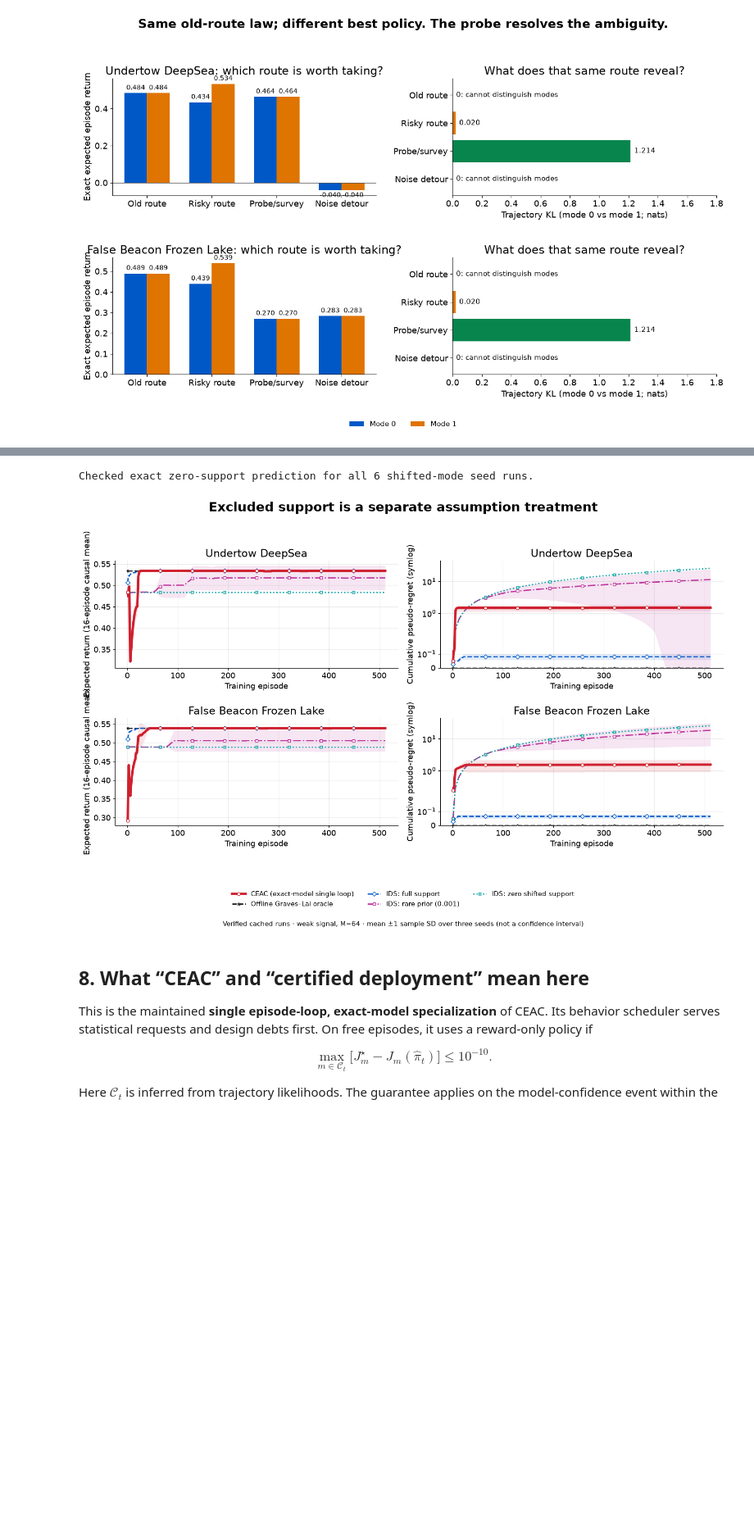
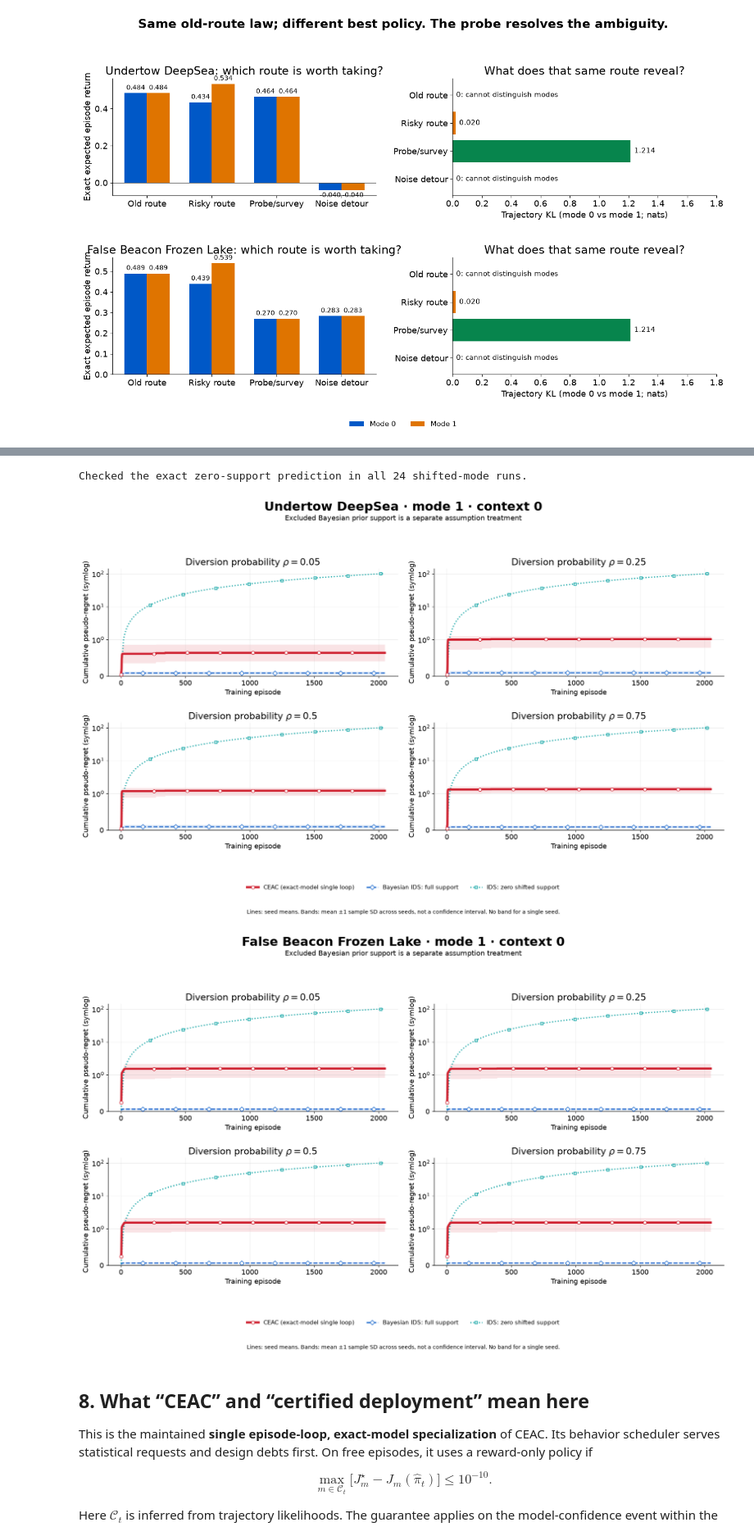
Before and after one commit to Sahire-Ellahy/Confounder-Eliminating-Actor-Critic, a Jupyter notebook: notebooks/Undertow_FalseBeacon.ipynb, the cells around one changed output, grey strips where cells are left out. Shown at 82% size. Saved outputs shown, nothing was run; the diff lists cells and outputs as text; code cells hidden in the pictures; blank space fills up the shorter version.

```diff
--- a/notebooks/Undertow_FalseBeacon.ipynb
+++ b/notebooks/Undertow_FalseBeacon.ipynb
@@ -42,9 +42,14 @@ from IPython.display import display, Image, Markdown
 from ceac.model import FiniteModel
 from ceac_walkthrough.evidence import verified_bundle
 from ceac_walkthrough.visuals import (draw_undertow, draw_false_beacon, draw_signal_laws,
-                                     draw_policy_facts, draw_learning, draw_sensitivity)
+                                     draw_policy_facts)
 
 bundle, provenance = verified_bundle(ROOT / "notebooks")
 print(f"Python {sys.version.split()[0]} | verified {provenance['source_runs']} unique source runs")
 print(f"Portable export: {provenance['curve_runs']} per-seed learning traces; no raw-cache dependency.")
+from ceac.pathology_report import (strength_groups, draw_method_overlay,
+                                   draw_strength_learning, draw_strength_diagnostics)
+groups = strength_groups(bundle["curves"])
+MODE = 1  # Set to 0 for the stationary normal-mode control; no retraining.
+print("Matched physical-strength preflight:", bundle["strength_checks"])
 # %% [output]
@@ -123,4 +137,5 @@ Policy-bank UCB, uniform policy sampling, custom model optimism, and the finite-
 # %%
-fig = draw_learning(bundle)
-plt.show()
+for kind in ("deepsea", "frozenlake"):
+    fig = draw_method_overlay(groups, kind, mode=MODE)
+    plt.show()
 # %% [output]
@@ -150,5 +164,10 @@ All three learn from observed transitions, without the old offline enriched poli
 # %%
 for kind in ("deepsea", "frozenlake"):
-    fig = draw_sensitivity(bundle, kind, mode=0)
+    fig = draw_strength_learning(groups, kind, mode=MODE)
     plt.show()
+
+# Subtract the mildest-strength curve within each seed before computing SD.
+for kind in ("deepsea", "frozenlake"):
+    fig = draw_strength_learning(groups, kind, mode=MODE, incremental=True)
+    plt.show()
 # %% [output]
@@ -156,0 +184,13 @@ for kind in ("deepsea", "frozenlake"):
+# %%
+for kind in ("deepsea", "frozenlake"):
+    fig = draw_strength_diagnostics(bundle["pathology_statistics"], kind, mode=MODE)
+    plt.show()
+for method in ("ucb_q", "pomd", "idac", "ids", "ceac"):
+    rows = [r for r in bundle["pathology_statistics"]
+            if r["mode"] == MODE and r["rho"] == .75 and r["method"] == method]
+    for kind in ("deepsea", "frozenlake"):
+        subset = [r for r in rows if r["environment"] == kind]
+        delta = np.array([r["added_regret"] for r in subset])
+        flags = sorted({f for r in subset for f in r["diagnostic_flags"]})
+        print(kind, method, "strong-minus-mild regret:",
+              f"{delta.mean():.3f} ± {delta.std(ddof=1):.3f} SD;", flags or ["no flagged gap"])
@@ -167,17 +220,21 @@ The old route is subjectively optimal and supplies no evidence against the suppo
 # %%
 excluded = [r for r in bundle["curves"] if r["result"]["method"] == "ids_zero"
-            and r["result"]["true_mode"] == 1 and r["result"]["benchmark"] == "weak_signal_m64"]
+            and r["result"]["true_mode"] == 1]
+assert excluded
 for run in excluded:
     posterior = [m["diagnostics"]["posterior"][1] for m in run["metrics"]]
     np.testing.assert_array_equal(posterior, 0)
+    T = run["result"]["episodes"]
     np.testing.assert_allclose([m["cumulative_pseudo_regret"] for m in run["metrics"]],
-                               .05 * np.arange(1, 513), atol=1e-8, rtol=0)
-print(f"Checked exact zero-support prediction for all {len(excluded)} shifted-mode seed runs.")
-fig = draw_learning(bundle, prior=True)
-plt.show()
+                               .05 * np.arange(1, T+1), atol=1e-8, rtol=0)
+print(f"Checked the exact zero-support prediction in all {len(excluded)} shifted-mode runs.")
+for kind in ("deepsea", "frozenlake"):
+    fig = draw_method_overlay(groups, kind, mode=1, prior=True)
+    plt.show()
 # %% [output]
-Checked exact zero-support prediction for all 6 shifted-mode seed runs.
+Checked the exact zero-support prediction in all 24 shifted-mode runs.
-[figure, old version]
+[figure, new version]
+[figure, added]
 # %% [markdown]
 ## 8. What “CEAC” and “certified deployment” mean here
 
```
Also changed, not shown: parts of 11 cells of this notebook, 49 other files.
